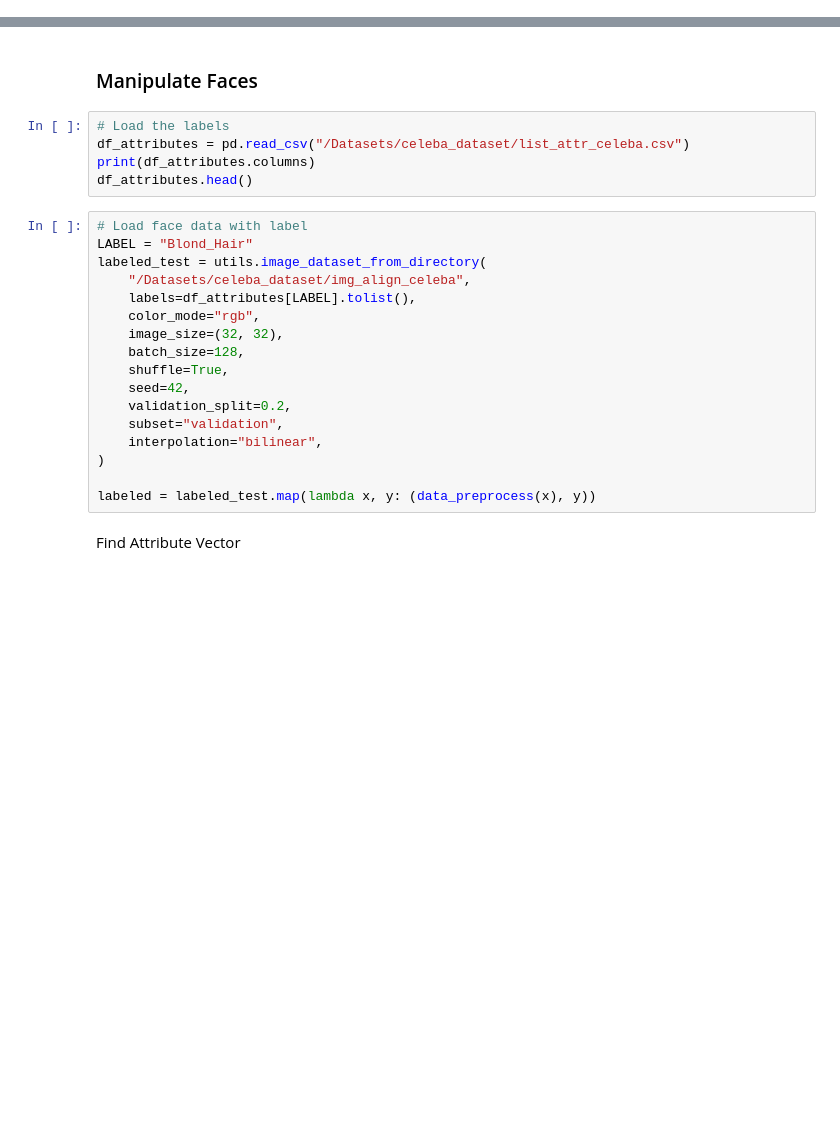
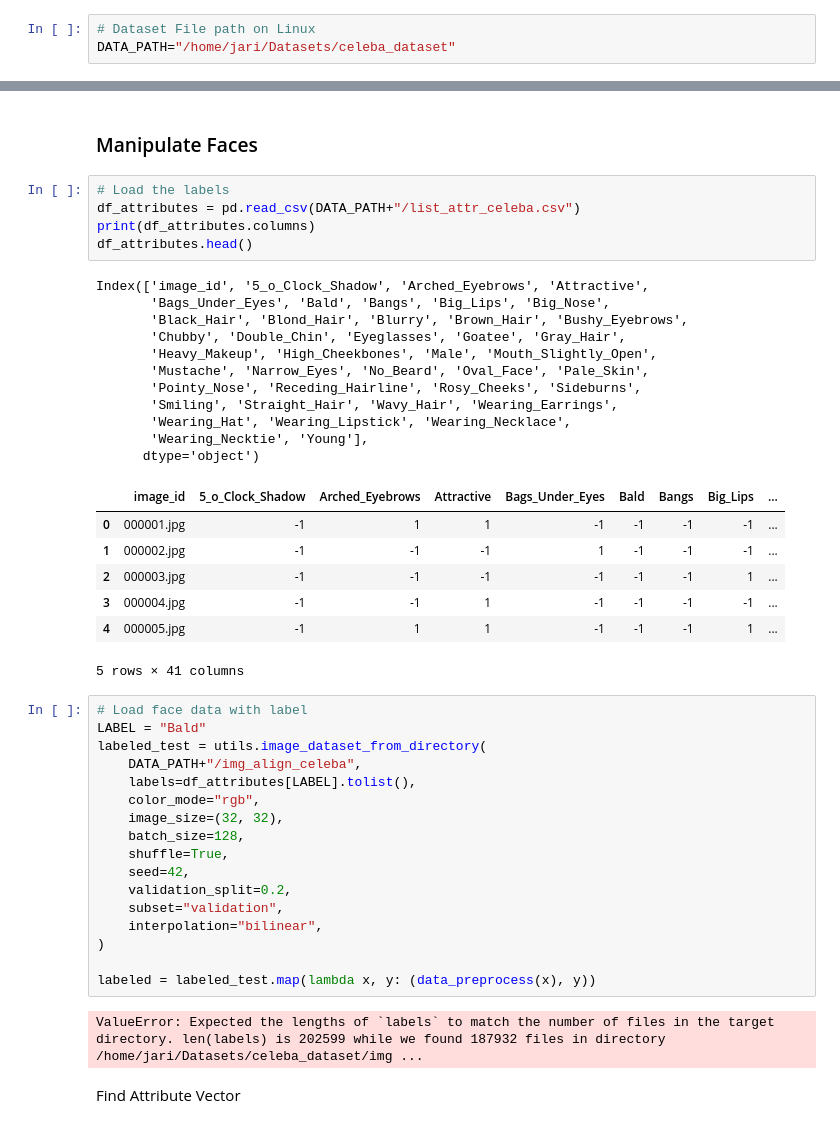
Before and after one commit to jarix/ML_Generative_AI_Experiments, a Jupyter notebook: hello_variational_autoencoder_CelebA_dataset.ipynb, the cells around one changed output, grey strips where cells are left out. Saved outputs shown, nothing was run; the diff lists cells and outputs as text; blank space fills up the shorter version.

```diff
--- a/hello_variational_autoencoder_CelebA_dataset.ipynb
+++ b/hello_variational_autoencoder_CelebA_dataset.ipynb
@@ -33,6 +33,9 @@ Python Version:  3.12.3 (main, Feb  4 2025, 14:48:35) [GCC 13.3.0]
 TensorFlow Version:  2.19.0
 # %% [markdown]
 ### Load the Dataset
+# %%
+# Dataset File path on Linux
+DATA_PATH="/home/jari/Datasets/celeba_dataset"
 # %%
 # Load the data
 train_data = utils.image_dataset_from_directory(
@@ -354,14 +374,33 @@ for i in range(grid_width * grid_height):
 ### Manipulate Faces
 # %%
 # Load the labels
-df_attributes = pd.read_csv("/Datasets/celeba_dataset/list_attr_celeba.csv")
+df_attributes = pd.read_csv(DATA_PATH+"/list_attr_celeba.csv")
 print(df_attributes.columns)
 df_attributes.head()
+# %% [output]
+Index(['image_id', '5_o_Clock_Shadow', 'Arched_Eyebrows', 'Attractive',
+       'Bags_Under_Eyes', 'Bald', 'Bangs', 'Big_Lips', 'Big_Nose',
+       'Black_Hair', 'Blond_Hair', 'Blurry', 'Brown_Hair', 'Bushy_Eyebrows',
+       'Chubby', 'Double_Chin', 'Eyeglasses', 'Goatee', 'Gray_Hair',
+       'Heavy_Makeup', 'High_Cheekbones', 'Male', 'Mouth_Slightly_Open',
+       'Mustache', 'Narrow_Eyes', 'No_Beard', 'Oval_Face', 'Pale_Skin',
+       'Pointy_Nose', 'Receding_Hairline', 'Rosy_Cheeks', 'Sideburns',
+       'Smiling', 'Straight_Hair', 'Wavy_Hair', 'Wearing_Earrings',
+       'Wearing_Hat', 'Wearing_Lipstick', 'Wearing_Necklace',
+       'Wearing_Necktie', 'Young'],
+      dtype='object')
+|  | image_id | 5_o_Clock_Shadow | Arched_Eyebrows | Attractive | Bags_Under_Eyes | Bald | Bangs | Big_Lips | ... |
+| 0 | 000001.jpg | -1 | 1 | 1 | -1 | -1 | -1 | -1 | ... |
+| 1 | 000002.jpg | -1 | -1 | -1 | 1 | -1 | -1 | -1 | ... |
+| 2 | 000003.jpg | -1 | -1 | -1 | -1 | -1 | -1 | 1 | ... |
+| 3 | 000004.jpg | -1 | -1 | 1 | -1 | -1 | -1 | -1 | ... |
+| 4 | 000005.jpg | -1 | 1 | 1 | -1 | -1 | -1 | 1 | ... |
+5 rows × 41 columns
 # %%
 # Load face data with label
-LABEL = "Blond_Hair"
+LABEL = "Bald"
 labeled_test = utils.image_dataset_from_directory(
-    "/Datasets/celeba_dataset/img_align_celeba",
+    DATA_PATH+"/img_align_celeba",
     labels=df_attributes[LABEL].tolist(),
     color_mode="rgb",
     image_size=(32, 32),
@@ -374,6 +413,8 @@ labeled_test = utils.image_dataset_from_directory(
 )
 
 labeled = labeled_test.map(lambda x, y: (data_preprocess(x), y))
+# %% [output]
+ValueError: Expected the lengths of `labels` to match the number of files in the target directory. len(labels) is 202599 while we found 187932 files in directory /home/jari/Datasets/celeba_dataset/img ...
 # %% [markdown]
 Find Attribute Vector
 # %%
```
Also changed, not shown: parts of 9 cells of this notebook, 4 other files.
